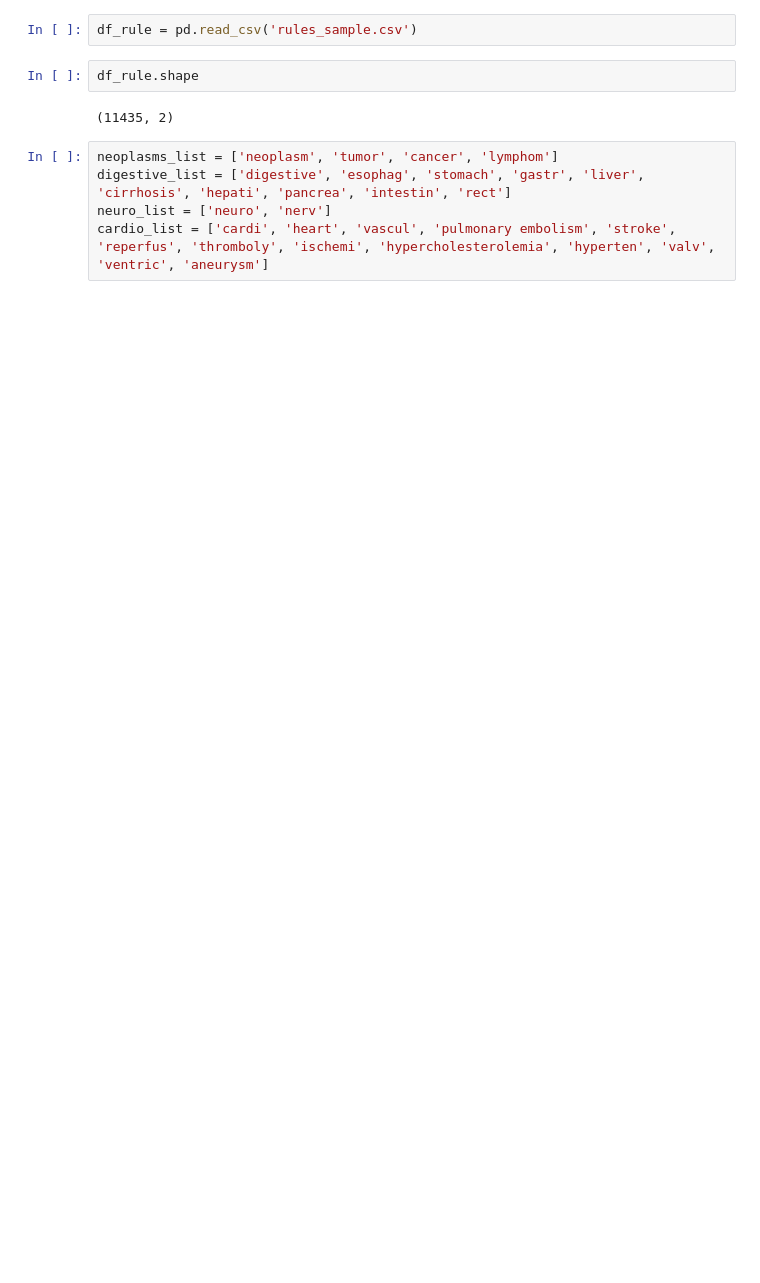
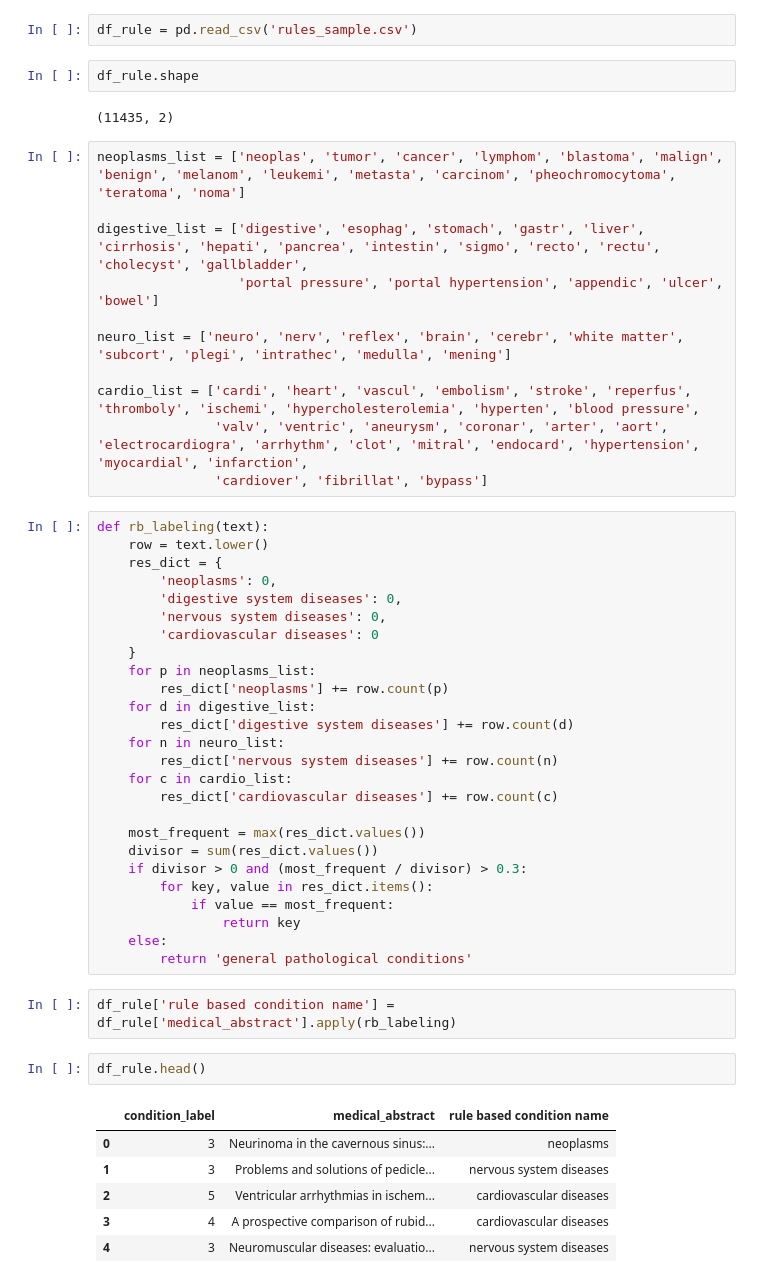
Before and after one commit to BespilotNick/Data-collection-and-markup, a Jupyter notebook: Seminar_9/Hometask_9.ipynb, the cells around one changed output. Cells and saved outputs as stored; diff of their text form; blank space fills up the shorter version.

```diff
--- a/Seminar_9/Hometask_9.ipynb
+++ b/Seminar_9/Hometask_9.ipynb
@@ -62,7 +105,50 @@ df_rule.shape
 # %% [output]
 (11435, 2)
 # %%
-neoplasms_list = ['neoplasm', 'tumor', 'cancer', 'lymphom']
-digestive_list = ['digestive', 'esophag', 'stomach', 'gastr', 'liver', 'cirrhosis', 'hepati', 'pancrea', 'intestin', 'rect']
-neuro_list = ['neuro', 'nerv']
-cardio_list = ['cardi', 'heart', 'vascul', 'pulmonary embolism', 'stroke', 'reperfus', 'thromboly', 'ischemi', 'hypercholesterolemia', 'hyperten', 'valv', 'ventric', 'aneurysm']
+neoplasms_list = ['neoplas', 'tumor', 'cancer', 'lymphom', 'blastoma', 'malign', 'benign', 'melanom', 'leukemi', 'metasta', 'carcinom', 'pheochromocytoma', 'teratoma', 'noma']
+
+digestive_list = ['digestive', 'esophag', 'stomach', 'gastr', 'liver', 'cirrhosis', 'hepati', 'pancrea', 'intestin', 'sigmo', 'recto', 'rectu', 'cholecyst', 'gallbladder',
+                  'portal pressure', 'portal hypertension', 'appendic', 'ulcer', 'bowel']
+
+neuro_list = ['neuro', 'nerv', 'reflex', 'brain', 'cerebr', 'white matter', 'subcort', 'plegi', 'intrathec', 'medulla', 'mening']
+
+cardio_list = ['cardi', 'heart', 'vascul', 'embolism', 'stroke', 'reperfus', 'thromboly', 'ischemi', 'hypercholesterolemia', 'hyperten', 'blood pressure',
+               'valv', 'ventric', 'aneurysm', 'coronar', 'arter', 'aort', 'electrocardiogra', 'arrhythm', 'clot', 'mitral', 'endocard', 'hypertension', 'myocardial', 'infarction',
+               'cardiover', 'fibrillat', 'bypass']
+# %%
+def rb_labeling(text):
+    row = text.lower()
+    res_dict = {
+        'neoplasms': 0,
+        'digestive system diseases': 0,
+        'nervous system diseases': 0,
+        'cardiovascular diseases': 0
+    }
+    for p in neoplasms_list:
+        res_dict['neoplasms'] += row.count(p)
+    for d in digestive_list:
+        res_dict['digestive system diseases'] += row.count(d)
+    for n in neuro_list:
+        res_dict['nervous system diseases'] += row.count(n)
+    for c in cardio_list:
+        res_dict['cardiovascular diseases'] += row.count(c)
+
+    most_frequent = max(res_dict.values())
+    divisor = sum(res_dict.values())
+    if divisor > 0 and (most_frequent / divisor) > 0.3:
+        for key, value in res_dict.items():
+            if value == most_frequent:
+                return key
+    else:
+        return 'general pathological conditions'
+# %%
+df_rule['rule based condition name'] = df_rule['medical_abstract'].apply(rb_labeling)
+# %%
+df_rule.head()
+# %% [output]
+|  | condition_label | medical_abstract | rule based condition name |
+| 0 | 3 | Neurinoma in the cavernous sinus:... | neoplasms |
+| 1 | 3 | Problems and solutions of pedicle... | nervous system diseases |
+| 2 | 5 | Ventricular arrhythmias in ischem... | cardiovascular diseases |
+| 3 | 4 | A prospective comparison of rubid... | cardiovascular diseases |
+| 4 | 3 | Neuromuscular diseases: evaluatio... | nervous system diseases |
```
Also changed, not shown: parts of 22 cells of this notebook, 2 other files.
